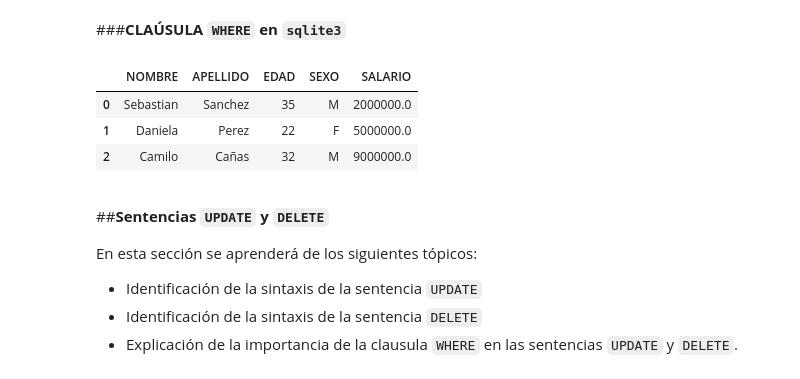
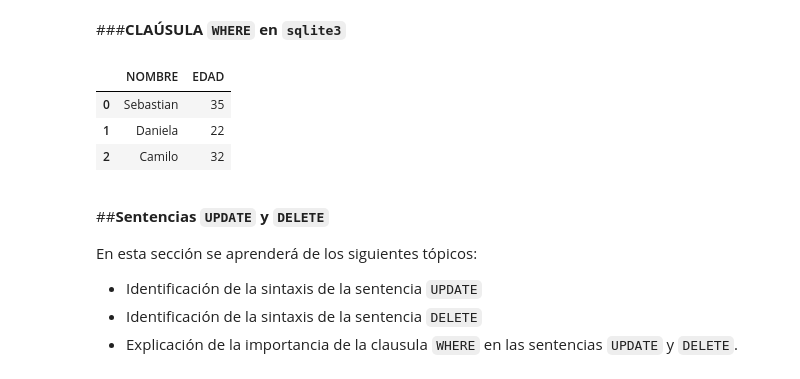
Before and after one commit to ssanchezgoe/python_db, a Jupyter notebook: SQL_RDB_101_ssanchez.ipynb, the cells around one changed output. Cells and saved outputs as stored; diff of their text form; code cells hidden in the pictures.

```diff
--- a/SQL_RDB_101_ssanchez.ipynb
+++ b/SQL_RDB_101_ssanchez.ipynb
@@ -824,32 +834,32 @@ No igual a | `<>`
 # %%
 #Conexión a la base de datos
 conn = sqlite3.connect('ejemplo_empleados.db')
 
 #Creación de un objeto cursor
 cursor = conn.cursor()
 
 #Recuperación de datos
-cursor.execute("SELECT * from empleados WHERE EDAD<=35")
+cursor.execute("SELECT NOMBRE, EDAD from empleados WHERE EDAD<=35")
 
 #Obtención de las instancias
 result = cursor.fetchall();
 
 # Inprimir resultado
 #print("Todas las filas:\n ", result)))
 df = pd.DataFrame(result, columns=list(map(lambda x: x[0], cursor.description)))
 
 #Efectuar cambios
 conn.commit()
 
 #Cerrar conexión
 conn.close()
 
 df
 # %% [output]
-|  | NOMBRE | APELLIDO | EDAD | SEXO | SALARIO |
-| 0 | Sebastian | Sanchez | 35 | M | 2000000.0 |
-| 1 | Daniela | Perez | 22 | F | 5000000.0 |
-| 2 | Camilo | Cañas | 32 | M | 9000000.0 |
+|  | NOMBRE | EDAD |
+| 0 | Sebastian | 35 |
+| 1 | Daniela | 22 |
+| 2 | Camilo | 32 |
 # %% [markdown]
 <p><a name="update_delete"></a></p>
 
```
Also changed, not shown: parts of 67 cells of this notebook.
